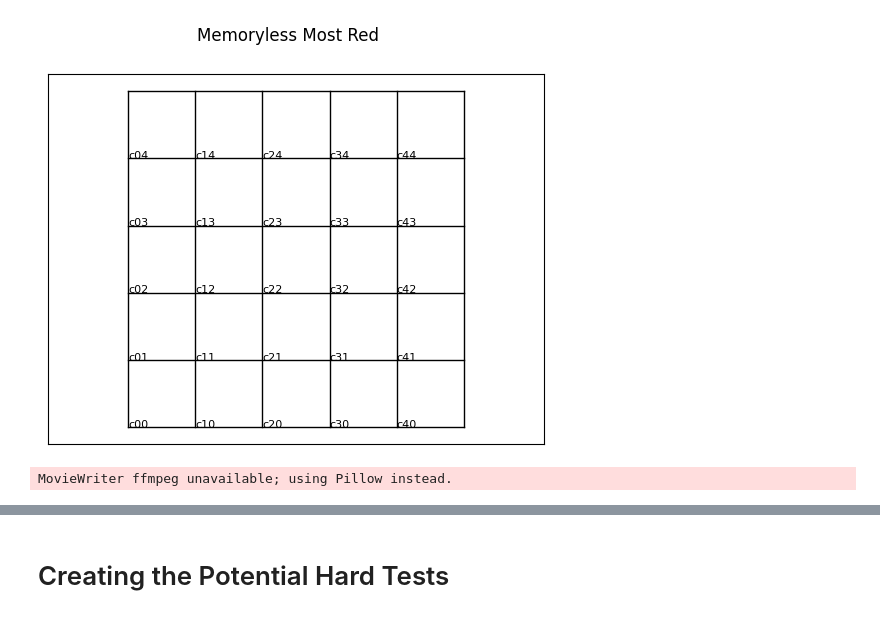
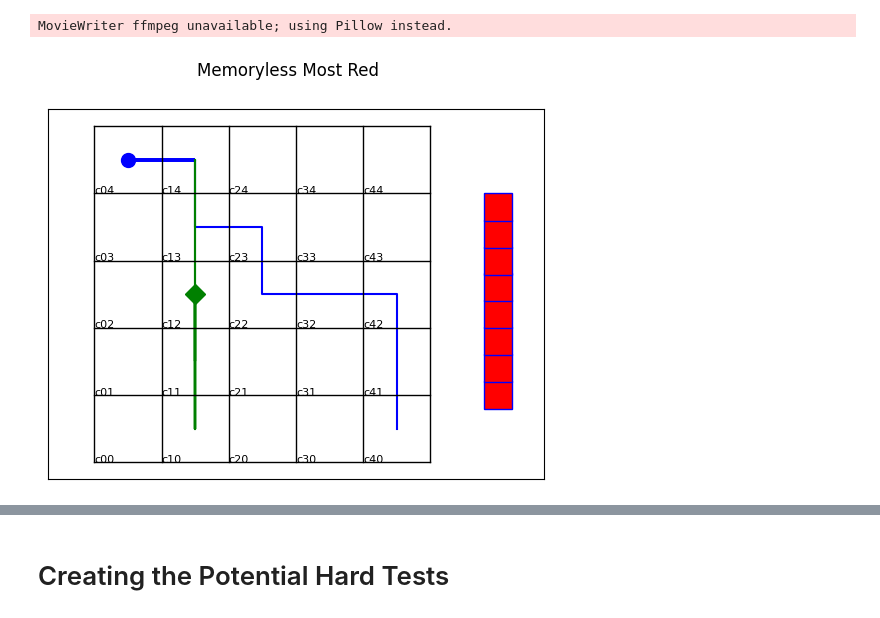
Before and after one commit to khassibi/GR1_simulations, a Jupyter notebook: patrolling_car_tests.ipynb, the cells around one changed output, grey strips where cells are left out. Saved outputs shown, nothing was run; the diff lists cells and outputs as text; code cells hidden in the pictures.

Commit message:
animated flawed tests

```diff
--- a/patrolling_car_tests.ipynb
+++ b/patrolling_car_tests.ipynb
@@ -36,8 +39,11 @@ for node in G.nodes:
 # %%
 # Running the test that greedily picks the next state with the most unsafe
 # nodes
 title = "Memoryless Most Red"
 num_red_sys_metric = hard_tests.find_num_red_successors(G)
 b_signal, trajectory = patrolling_car_tests.rand_test_with_metric(G, 0, hard_tests.memoryless_max_metric, num_red_sys_metric, 30)
-# animate_test(ctrl, vh_signal, p_signal, light_signal, title)
+patrolling_car_tests.animate_test(ctrl, b_signal, title)
+# %% [output]
+MovieWriter ffmpeg unavailable; using Pillow instead.
+[figure, added]
 # %%
@@ -49,8 +54,0 @@ b_path = [b_conversion[b] for b in b_signal]
-# %%
-anim = animate.animate_pat_car(fuel_path, (car_path, b_path),title)
-# %% [output]
-[figure, removed]
-# %%
-anim.save(path + title + '.gif')
-# %% [output]
-MovieWriter ffmpeg unavailable; using Pillow instead.
```
Also changed, not shown: parts of 8 cells of this notebook, 8 other files.
